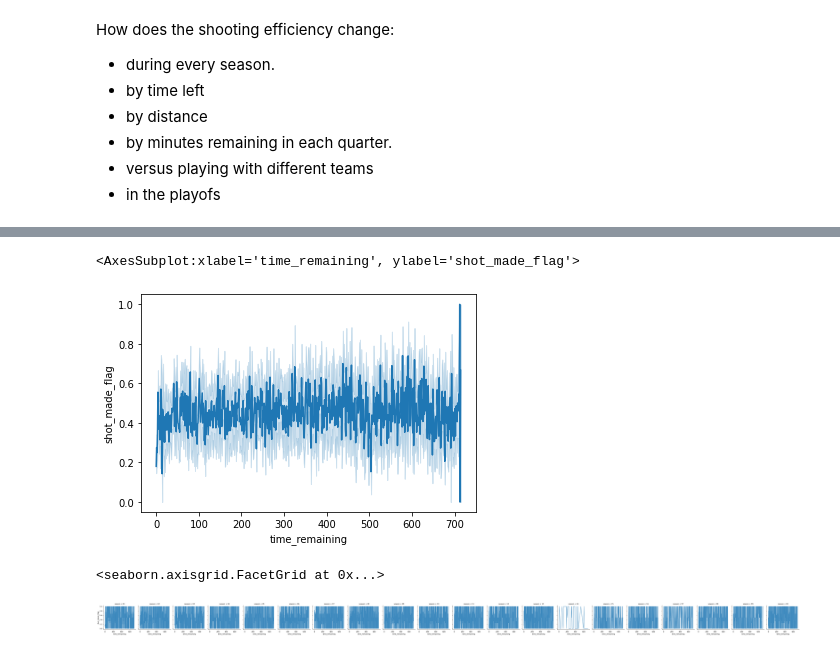
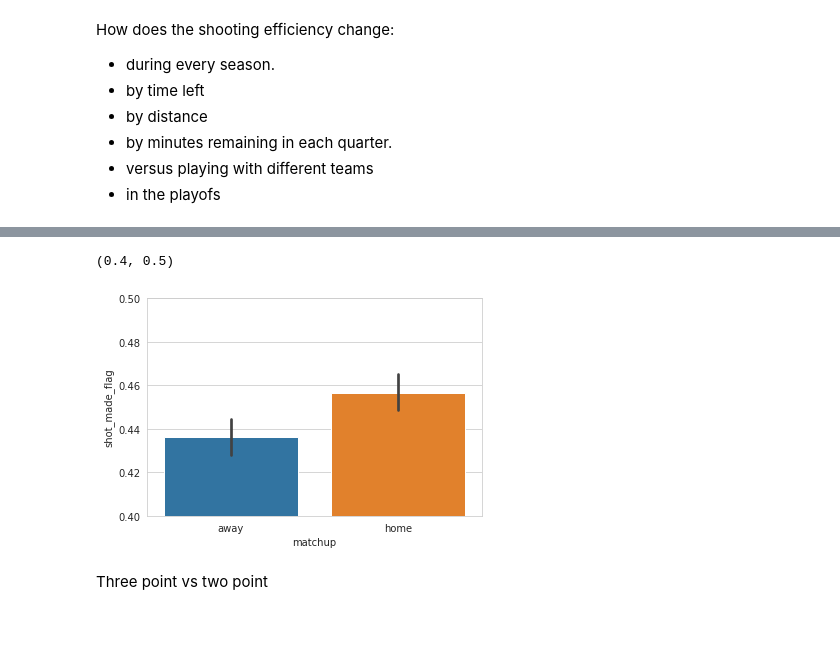
Before and after one commit to mitirmizi/koby-bryant-shot-selection, a Jupyter notebook: filip_eda.ipynb, the cells around one changed output, grey strips where cells are left out. Saved outputs shown, nothing was run; the diff lists cells and outputs as text; code cells hidden in the pictures; blank space fills up the shorter version.

```diff
--- a/filip_eda.ipynb
+++ b/filip_eda.ipynb
@@ -77,8 +93,12 @@ Index(['action_type', 'combined_shot_type', 'game_event_id', 'game_id', 'lat',
+# %%
+# Dropping NA and duplicates
+df = df.dropna()
+df = df.drop_duplicates()
 # %% [markdown]
 #### Season
 In season column we can extract the number of season as the year is already in date
 # %%
-df['season'] = df['season'].apply(lambda x: x.split('-')[-1])
+df['season_number'] = df['season'].apply(lambda x: x.split('-')[-1])
 # %% [markdown]
 #### Change the matchup column.
 when they play away court, there is an @. Change it to away/home
@@ -208,16 +256,8 @@ sns.barplot(x='season', y='shot_made_flag', hue='playoffs',data=df)
 # %%
-sns.lineplot(x='time_remaining', y='shot_made_flag', data=df)
+sns.barplot(x='matchup', y='shot_made_flag', data=df )
+plt.ylim(0.4, 0.5)
 # %% [output]
-<AxesSubplot:xlabel='time_remaining', ylabel='shot_made_flag'>
+(0.4, 0.5)
-[figure, old version]
+[figure, new version]
-# %%
-sea = sns.FacetGrid(df, col = "season")
-
-# map the above form facetgrid with some attributes
-sea.map(sns.lineplot, "time_remaining", "shot_made_flag", alpha = .8)
-
-# adding legend
-sea.add_legend()
-# %% [output]
-<seaborn.axisgrid.FacetGrid at 0x...>
-[figure, removed]
+# %% [markdown]
+Three point vs two point
```
Also changed, not shown: parts of 32 cells of this notebook.
